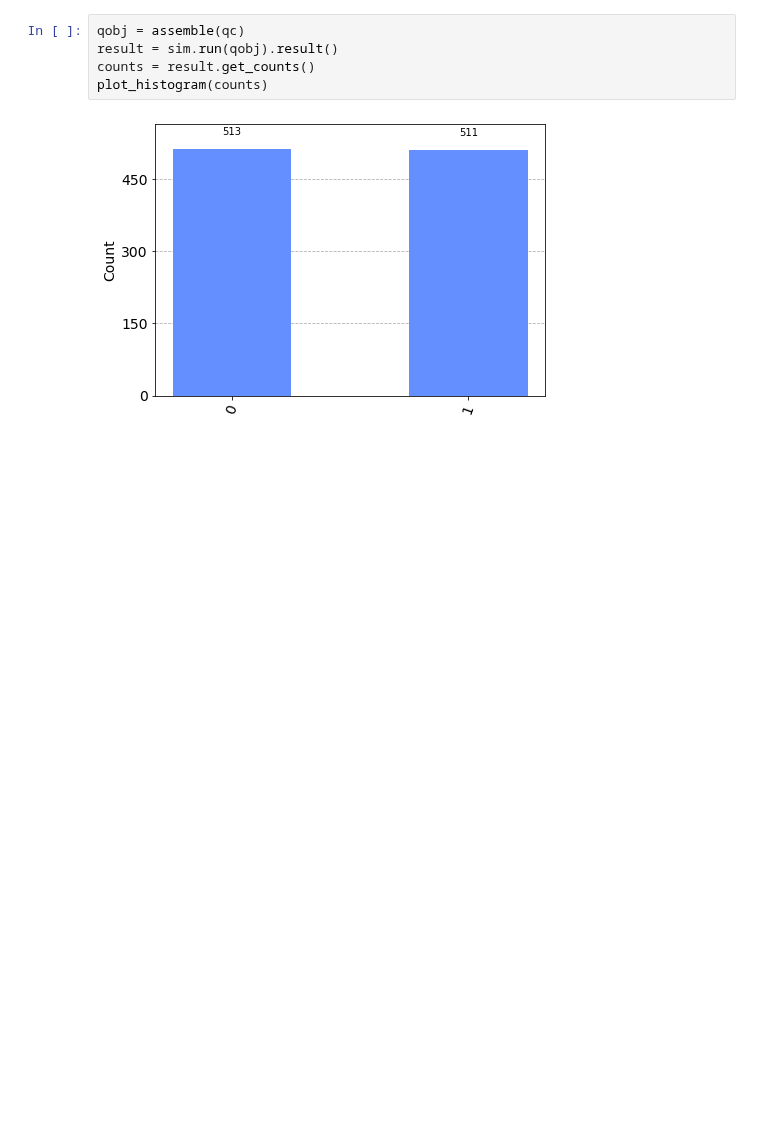
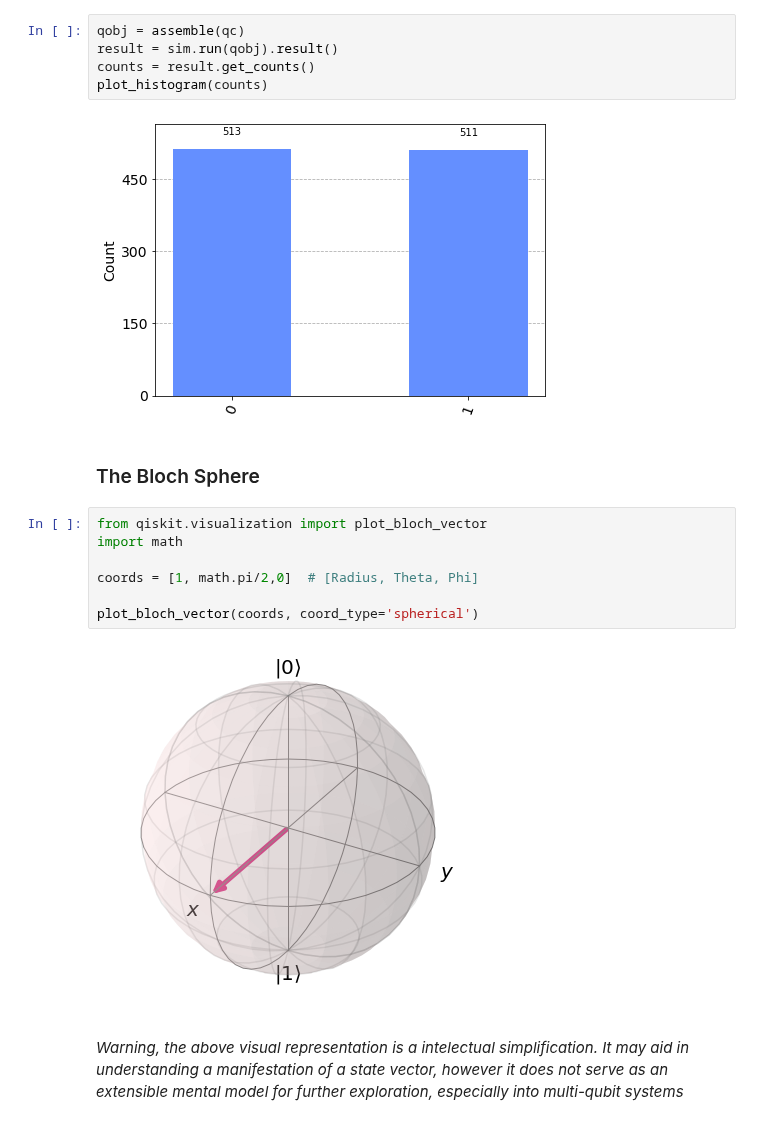
Before and after one commit to Xenarc/learning-qiskit, a Jupyter notebook: notebook/Chapter 3 - Qubit states.ipynb, the cells around one changed output. Saved outputs shown, nothing was run; the diff lists cells and outputs as text; blank space fills up the shorter version.

```diff
--- a/notebook/Chapter 3 - Qubit states.ipynb
+++ b/notebook/Chapter 3 - Qubit states.ipynb
@@ -39,3 +39,18 @@ counts = result.get_counts()
 plot_histogram(counts)
 # %% [output]
 [figure]
+# %% [markdown]
+### The Bloch Sphere
+# %%
+from qiskit.visualization import plot_bloch_vector
+import math
+
+coords = [1, math.pi/2,0]  # [Radius, Theta, Phi]
+
+plot_bloch_vector(coords, coord_type='spherical')
+# %% [output]
+[figure, added]
+# %% [markdown]
+*Warning, the above visual representation is a intelectual simplification. It may aid in understanding*
+*a manifestation of a state vector, however it does not serve as an extensible mental model for further*
+*exploration, especially into multi-qubit systems*
```
Also changed, not shown: 1 other file.
